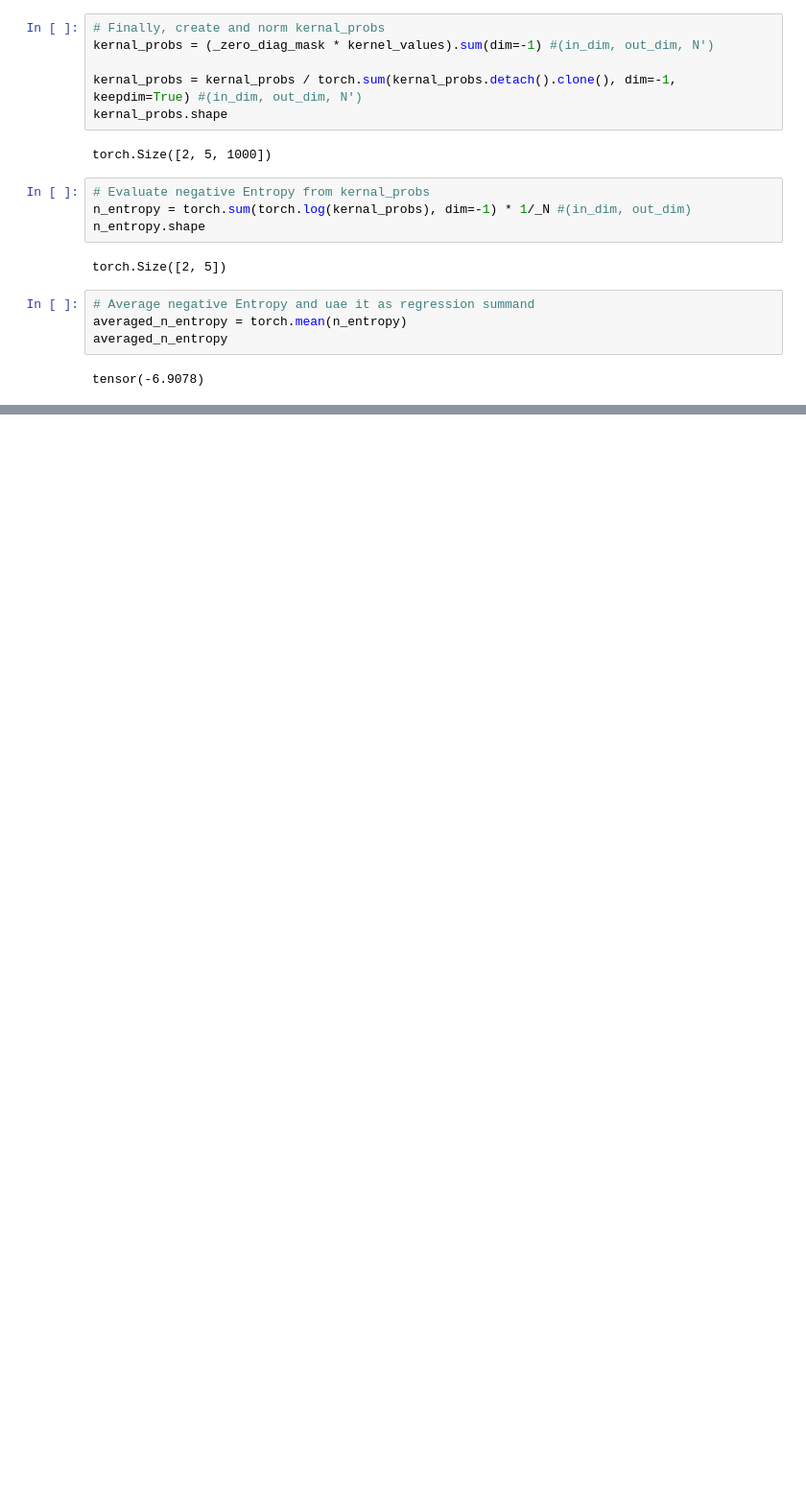
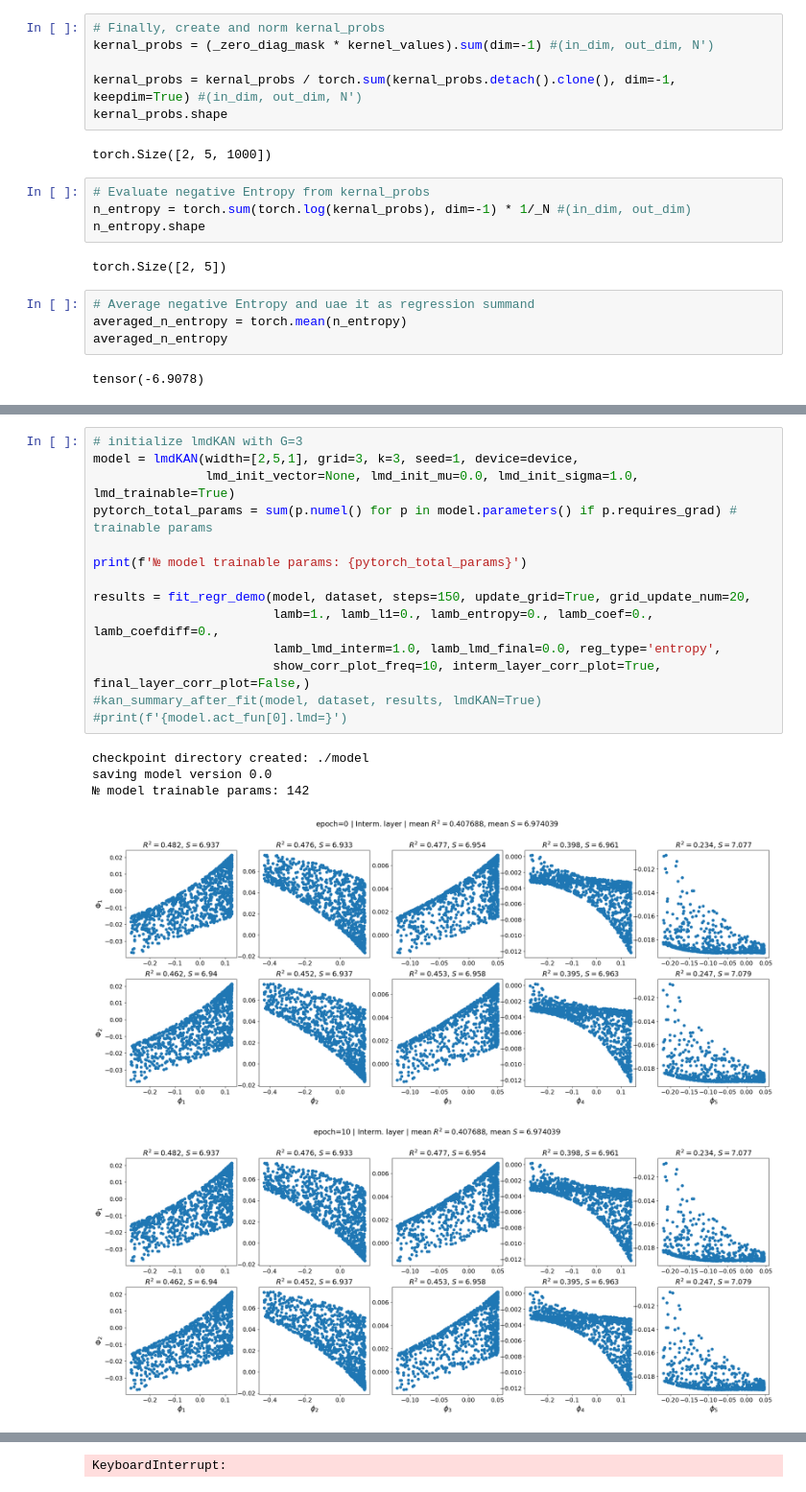
Before and after one commit to Gavr101/lambda_KAN, a Jupyter notebook: demo_inter_channel_entropy_loss.ipynb, the cells around one changed output, grey strips where cells are left out. Shown at 96% size. Cells and saved outputs as stored; diff of their text form; blank space fills up the shorter version.

```diff
--- a/demo_inter_channel_entropy_loss.ipynb
+++ b/demo_inter_channel_entropy_loss.ipynb
@@ -2625,0 +397,20 @@ tensor(-6.9078)
+# %%
+# initialize lmdKAN with G=3
+model = lmdKAN(width=[2,5,1], grid=3, k=3, seed=1, device=device,
+               lmd_init_vector=None, lmd_init_mu=0.0, lmd_init_sigma=1.0, lmd_trainable=True)
+pytorch_total_params = sum(p.numel() for p in model.parameters() if p.requires_grad) # trainable params
+
+print(f'№ model trainable params: {pytorch_total_params}')
+
+results = fit_regr_demo(model, dataset, steps=150, update_grid=True, grid_update_num=20,
+                        lamb=1., lamb_l1=0., lamb_entropy=0., lamb_coef=0., lamb_coefdiff=0.,
+                        lamb_lmd_interm=1.0, lamb_lmd_final=0.0, reg_type='entropy',
+                        show_corr_plot_freq=10, interm_layer_corr_plot=True, final_layer_corr_plot=False,)
+#kan_summary_after_fit(model, dataset, results, lmdKAN=True)
+#print(f'{model.act_fun[0].lmd=}')
+# %% [output]
+checkpoint directory created: ./model
+saving model version 0.0
+№ model trainable params: 142
+[figure, added]
+[figure, added]
@@ -2625,0 +418 @@ tensor(-6.9078)
+KeyboardInterrupt:
```
Also changed, not shown: parts of 14 cells of this notebook, 4 other files.
